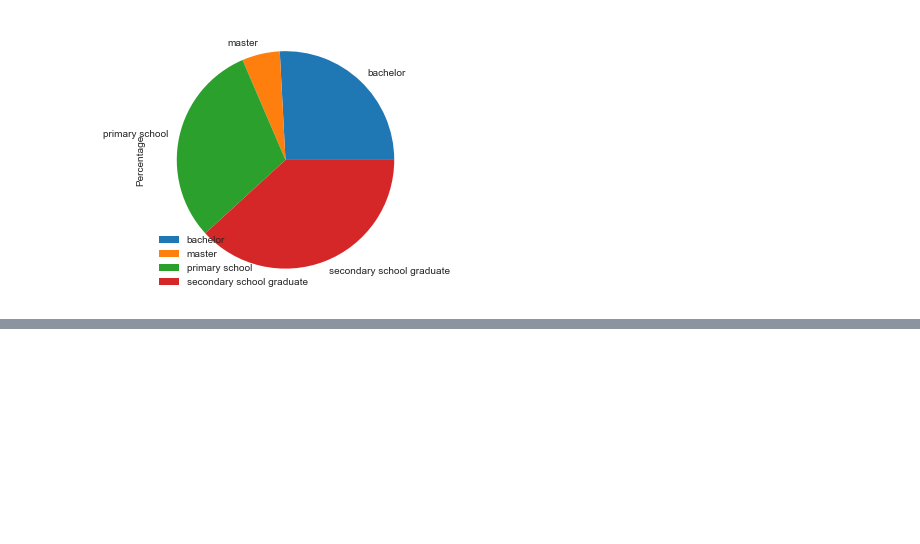
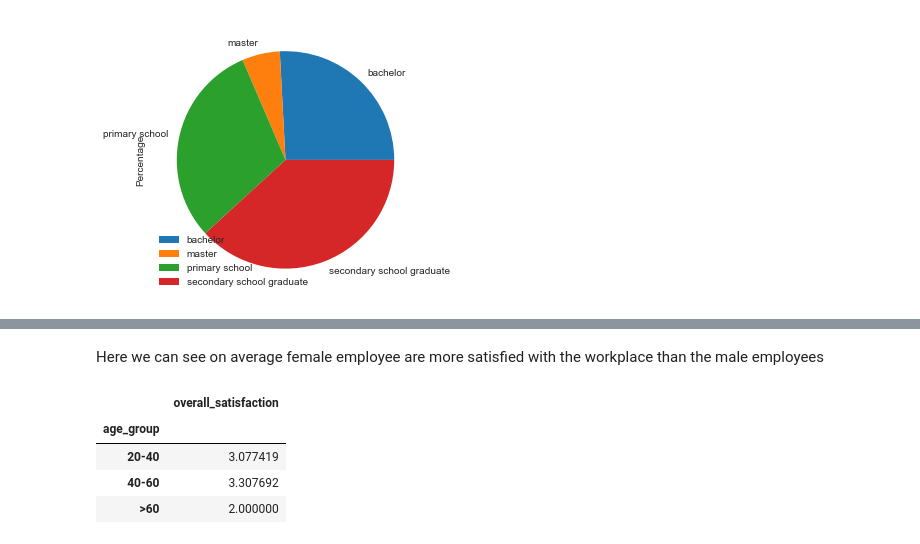
Before and after one commit to DGautam11/ShopSarisfactionSurveyAnalysis, a Jupyter notebook: WorkPlaceSatisfactionSurveyAnalysis.ipynb, the cells around one changed output, grey strips where cells are left out. Saved outputs shown, nothing was run; the diff lists cells and outputs as text; code cells hidden in the pictures; blank space fills up the shorter version.

```diff
--- a/WorkPlaceSatisfactionSurveyAnalysis.ipynb
+++ b/WorkPlaceSatisfactionSurveyAnalysis.ipynb
@@ -312,0 +338,10 @@ df_survey_data[["gender","age"]].groupby("gender").mean().round(0)
+# %% [markdown]
+Here we can see on average female employee are more satisfied with the workplace than the male employees
+# %%
+df_survey_data[["age_group","overall_satisfaction"]].groupby("age_group").mean()
+# %% [output]
+|  | overall_satisfaction |
+| age_group |  |
+| 20-40 | 3.077419 |
+| 40-60 | 3.307692 |
+| >60 | 2.000000 |
```
Also changed, not shown: parts of 24 cells of this notebook.
